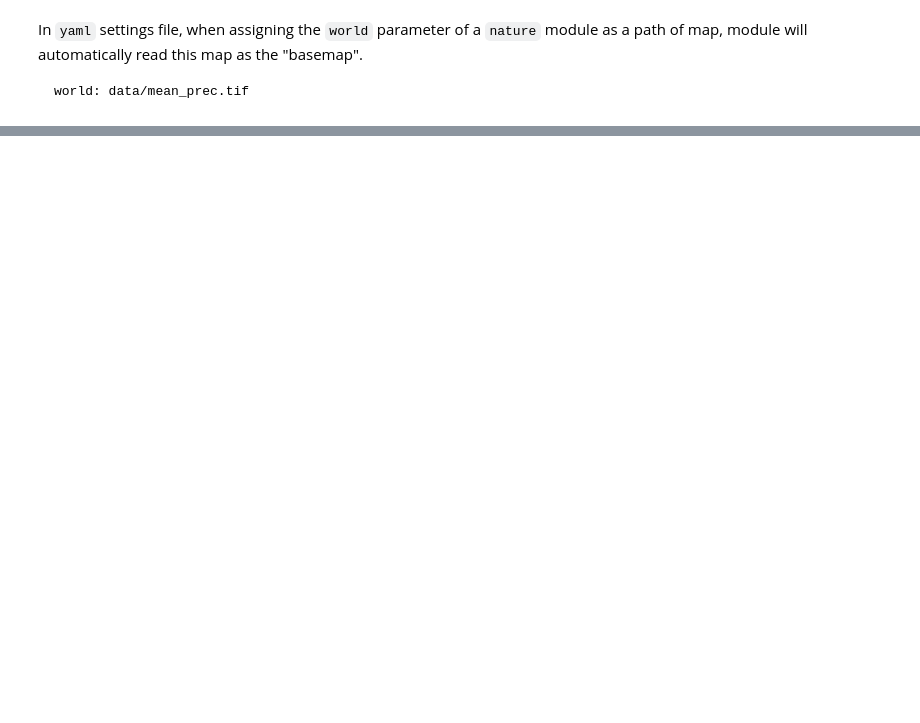
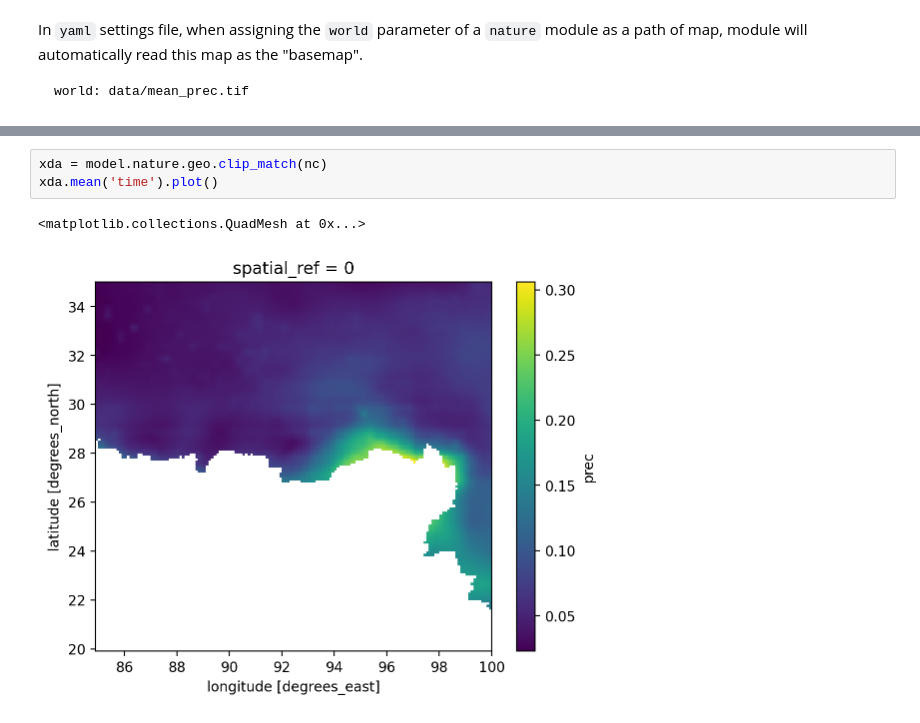
Before and after one commit to SongshGeoLab/ABSESpy, a Jupyter notebook: docs/notebooks/nature/geodata.ipynb, the cells around one changed output, grey strips where cells are left out. Saved outputs shown, nothing was run; the diff lists cells and outputs as text; blank space fills up the shorter version.

```diff
--- a/docs/notebooks/nature/geodata.ipynb
+++ b/docs/notebooks/nature/geodata.ipynb
@@ -62,0 +52,6 @@ geo
+# %%
+xda = model.nature.geo.clip_match(nc)
+xda.mean('time').plot()
+# %% [output]
+<matplotlib.collections.QuadMesh at 0x...>
+[figure, added]
```
Also changed, not shown: parts of 15 cells of this notebook, 9 other files.
